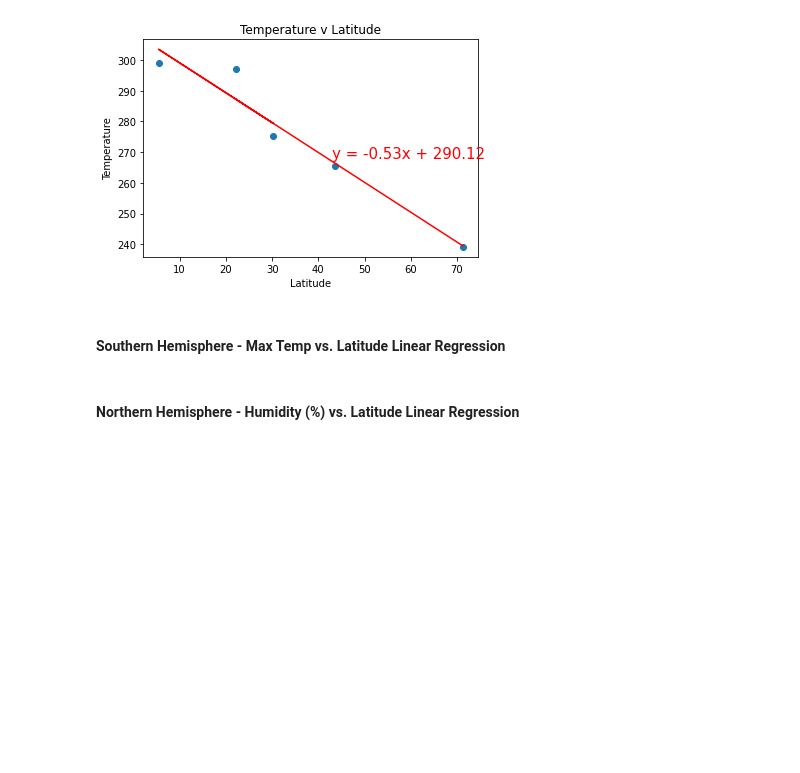
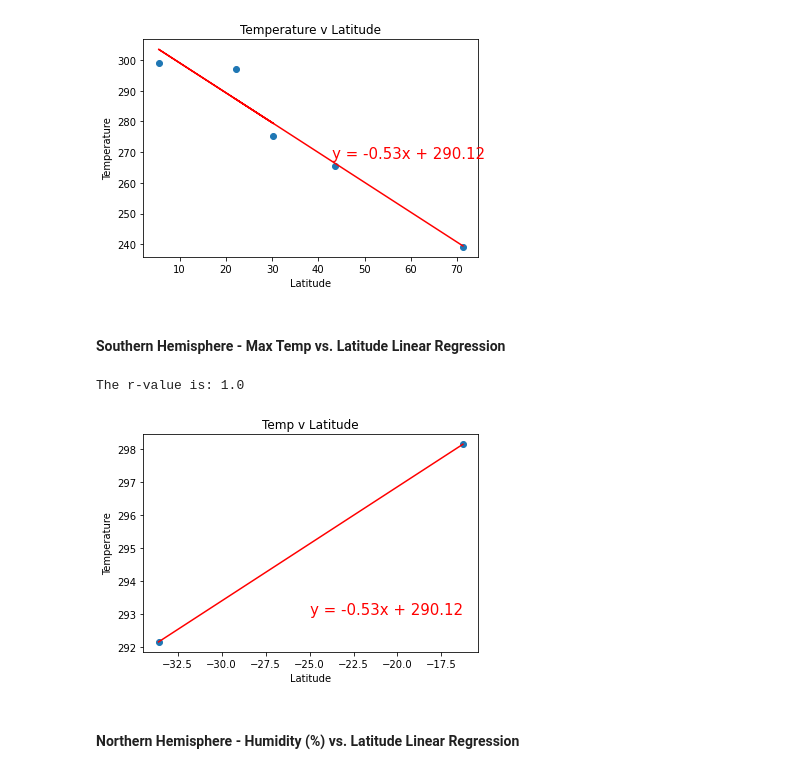
Before and after one commit to NoahLeVoir/Python-Api-Challenge, a Jupyter notebook: WeatherPy/WeatherPy.ipynb, the cells around one changed output. Drawn from its saved outputs; the diff is of its cells as text; code cells hidden in the pictures; blank space fills up the shorter version.

Commit message:
Updated all scatter plots with the fixed regression code

```diff
--- a/WeatherPy/WeatherPy.ipynb
+++ b/WeatherPy/WeatherPy.ipynb
@@ -395,24 +395,35 @@ The r-value is: 0.9451588884088432
 # %%
 # Update the x and y values
 x_values = southern_hemisphere["Lat"]
 y_values = southern_hemisphere["Temperature"]
 
 # Generate the scatter plot and regression line
 plt.scatter(x_values,y_values)
+
+# Set up linear regression equation
+(slope, intercept, rvalue, pvalue, stderr) = linregress(x_values, y_values)
+# Get regression values
+regress_values = x_values * slope + intercept
+#print(regress_values)
+
+# Generate regression values
 plt.plot(x_values,regress_values,"r-")
 
 # Label plot and annotate the line equation
 plt.title("Temp v Latitude")
 plt.xlabel("Latitude")
 plt.ylabel("Temperature")
 # Update the coordinates here to make sure the chart displays properly
-plt.annotate(line_eq,(43,268), fontsize=15, color="red")
+plt.annotate(line_eq,(-25,293), fontsize=15, color="red")
 
 # Print r value
 print(f"The r-value is: {rvalue**2}")
 
 # Show plot
 plt.show()
+# %% [output]
+The r-value is: 1.0
+[figure, added]
 # %% [markdown]
 ####  Northern Hemisphere - Humidity (%) vs. Latitude Linear Regression
 # %%
```
Also changed, not shown: parts of 6 cells of this notebook.
